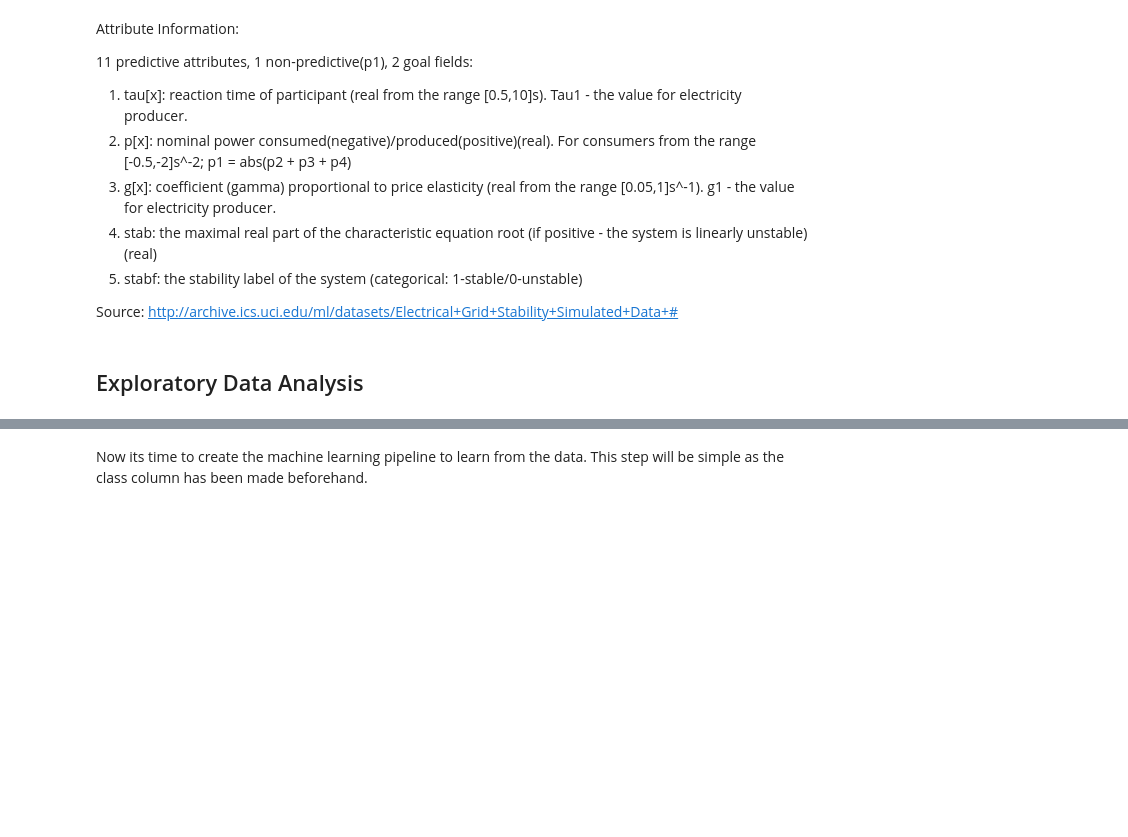
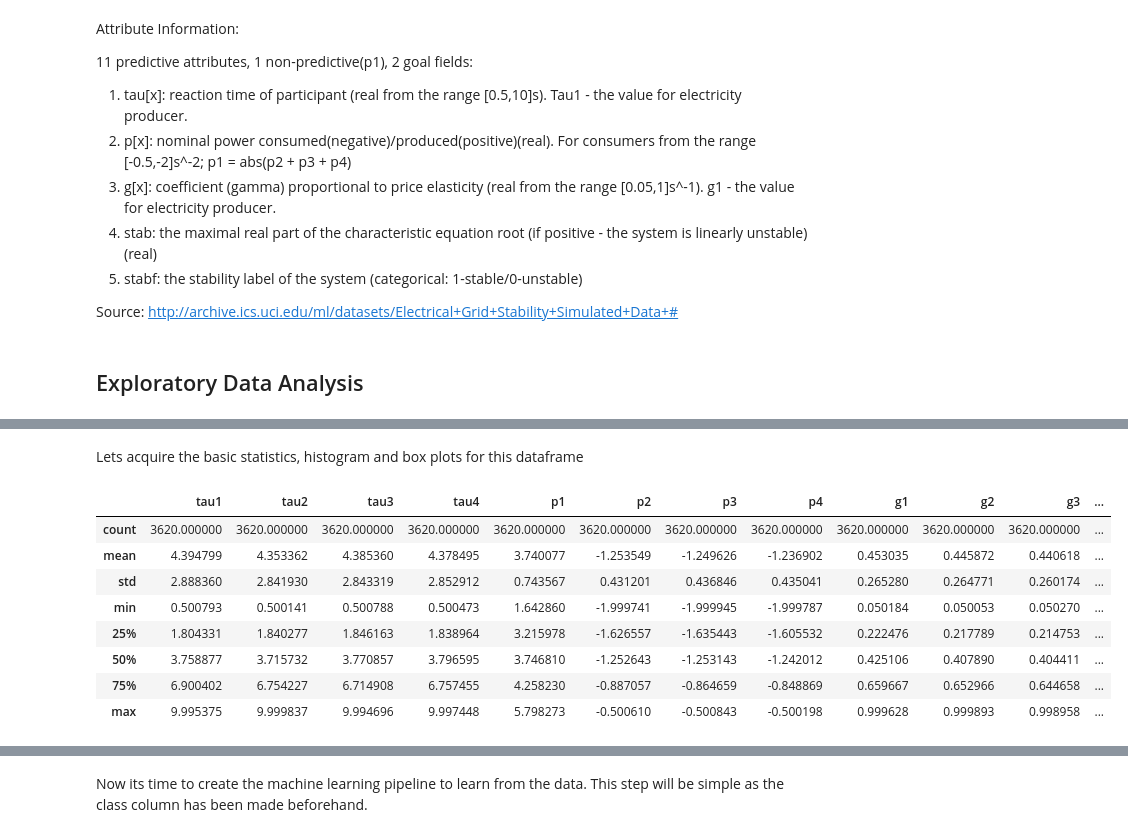
Before and after one commit to JonHasan/IBMDataScienceSpecialization-, a Jupyter notebook: Final Project/Analyzing the electrical grid.ipynb, the cells around one changed output, grey strips where cells are left out. Drawn from its saved outputs; the diff is of its cells as text; code cells hidden in the pictures; blank space fills up the shorter version.

```diff
--- a/Final Project/Analyzing the electrical grid.ipynb
+++ b/Final Project/Analyzing the electrical grid.ipynb
@@ -126,0 +138,14 @@ pyspark.sql.dataframe.DataFrame
+# %% [markdown]
+Lets acquire the basic statistics, histogram and box plots for this dataframe
+# %%
+df_stable.describe()
+# %% [output]
+|  | tau1 | tau2 | tau3 | tau4 | p1 | p2 | p3 | p4 | g1 | g2 | g3 | ... |
+| count | 3620.000000 | 3620.000000 | 3620.000000 | 3620.000000 | 3620.000000 | 3620.000000 | 3620.000000 | 3620.000000 | 3620.000000 | 3620.000000 | 3620.000000 | ... |
+| mean | 4.394799 | 4.353362 | 4.385360 | 4.378495 | 3.740077 | -1.253549 | -1.249626 | -1.236902 | 0.453035 | 0.445872 | 0.440618 | ... |
+| std | 2.888360 | 2.841930 | 2.843319 | 2.852912 | 0.743567 | 0.431201 | 0.436846 | 0.435041 | 0.265280 | 0.264771 | 0.260174 | ... |
+| min | 0.500793 | 0.500141 | 0.500788 | 0.500473 | 1.642860 | -1.999741 | -1.999945 | -1.999787 | 0.050184 | 0.050053 | 0.050270 | ... |
+| 25% | 1.804331 | 1.840277 | 1.846163 | 1.838964 | 3.215978 | -1.626557 | -1.635443 | -1.605532 | 0.222476 | 0.217789 | 0.214753 | ... |
+| 50% | 3.758877 | 3.715732 | 3.770857 | 3.796595 | 3.746810 | -1.252643 | -1.253143 | -1.242012 | 0.425106 | 0.407890 | 0.404411 | ... |
+| 75% | 6.900402 | 6.754227 | 6.714908 | 6.757455 | 4.258230 | -0.887057 | -0.864659 | -0.848869 | 0.659667 | 0.652966 | 0.644658 | ... |
+| max | 9.995375 | 9.999837 | 9.994696 | 9.997448 | 5.798273 | -0.500610 | -0.500843 | -0.500198 | 0.999628 | 0.999893 | 0.998958 | ... |
```
Also changed, not shown: parts of 59 cells of this notebook.
